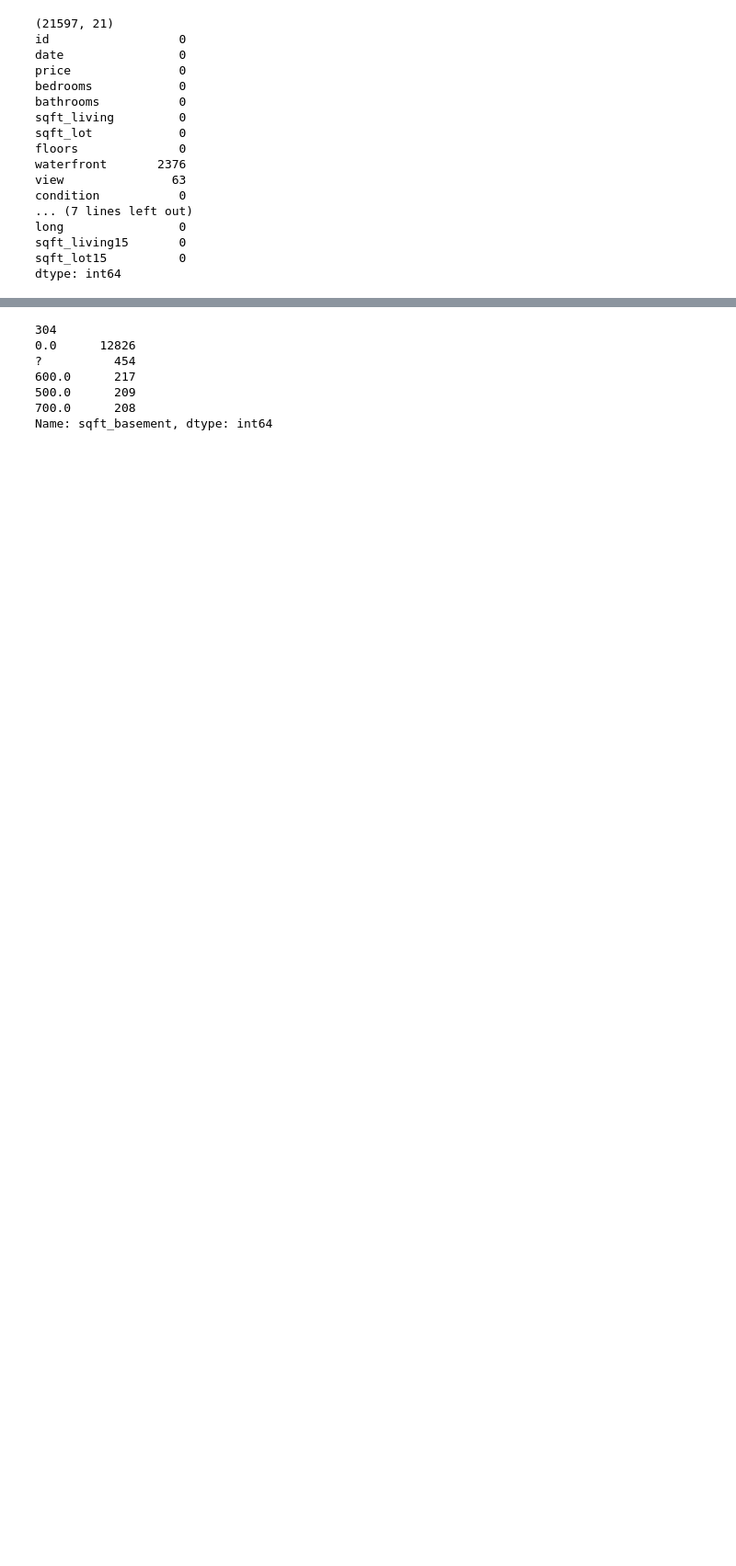
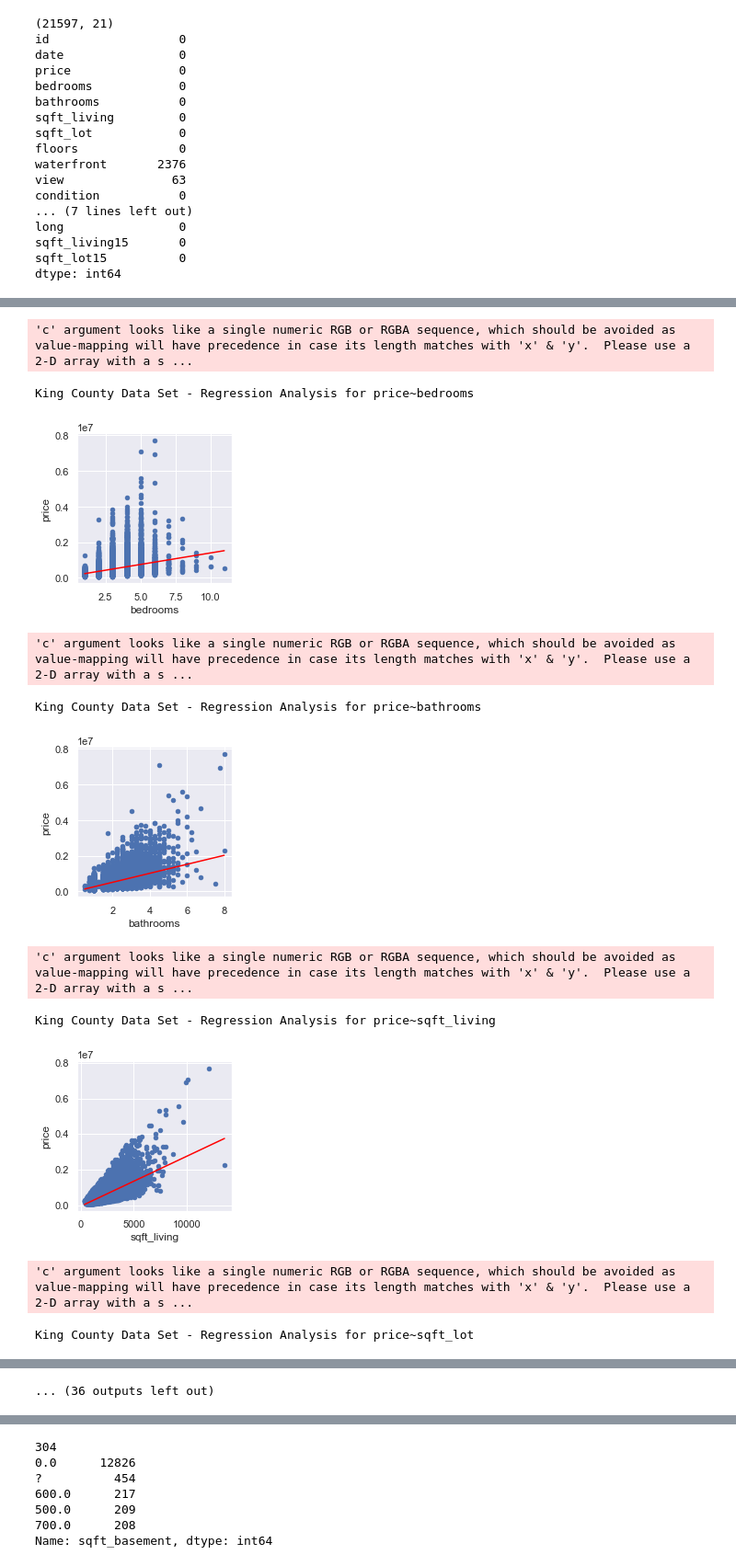
Before and after one commit to AnnikaNoren/Kings-County-House-Prices-Project, a Jupyter notebook: student.ipynb, the cells around one changed output, grey strips where cells are left out. Shown at 92% size. Saved outputs shown, nothing was run; the diff lists cells and outputs as text; code cells hidden in the pictures; blank space fills up the shorter version.

```diff
--- a/student.ipynb
+++ b/student.ipynb
@@ -111,0 +177,30 @@ It is a large data set, with 21597 rows of information and 21 columns.  There ap
+# %%
+results = [['ind_var', 'r_squared', 'intercept', 'slope', 'p-value', 'normality (JB)' ]]
+
+
+for i, val in enumerate(['bedrooms', 'bathrooms', 'sqft_living', 'sqft_lot', 'floors',
+                        'waterfront','view','condition','grade','sqft_above',
+                        'yr_built','zipcode','lat','long','sqft_living15','sqft_lot15']):
+    print ("King County Data Set - Regression Analysis for price~" + val)
+
+    f = 'price~' + val
+    model = ols(formula=f, data=df).fit()
+
+    new_val = pd.DataFrame({val : [df[val].min(),df[val].max()]})
+    predictions = model.predict(new_val)
+    df.plot(kind='scatter', x = val, y = 'price',figsize=(3,3))
+    plt.plot(new_val,predictions,color='red')
+    plt.show()
+    results.append([val, model.rsquared, model.params[0], model.params[1], model.pvalues[1], sms.jarque_bera(model.resid)[0]])
+# %% [output]
+'c' argument looks like a single numeric RGB or RGBA sequence, which should be avoided as value-mapping will have precedence in case its length matches with 'x' & 'y'.  Please use a 2-D array with a s ...
+King County Data Set - Regression Analysis for price~bedrooms
+[figure, added]
+'c' argument looks like a single numeric RGB or RGBA sequence, which should be avoided as value-mapping will have precedence in case its length matches with 'x' & 'y'.  Please use a 2-D array with a s ...
+King County Data Set - Regression Analysis for price~bathrooms
+[figure, added]
+'c' argument looks like a single numeric RGB or RGBA sequence, which should be avoided as value-mapping will have precedence in case its length matches with 'x' & 'y'.  Please use a 2-D array with a s ...
+King County Data Set - Regression Analysis for price~sqft_living
+[figure, added]
+'c' argument looks like a single numeric RGB or RGBA sequence, which should be avoided as value-mapping will have precedence in case its length matches with 'x' & 'y'.  Please use a 2-D array with a s ...
+King County Data Set - Regression Analysis for price~sqft_lot
@@ -111,0 +208 @@ It is a large data set, with 21597 rows of information and 21 columns.  There ap
+... (36 outputs left out)
```
Also changed, not shown: parts of 73 cells of this notebook.
